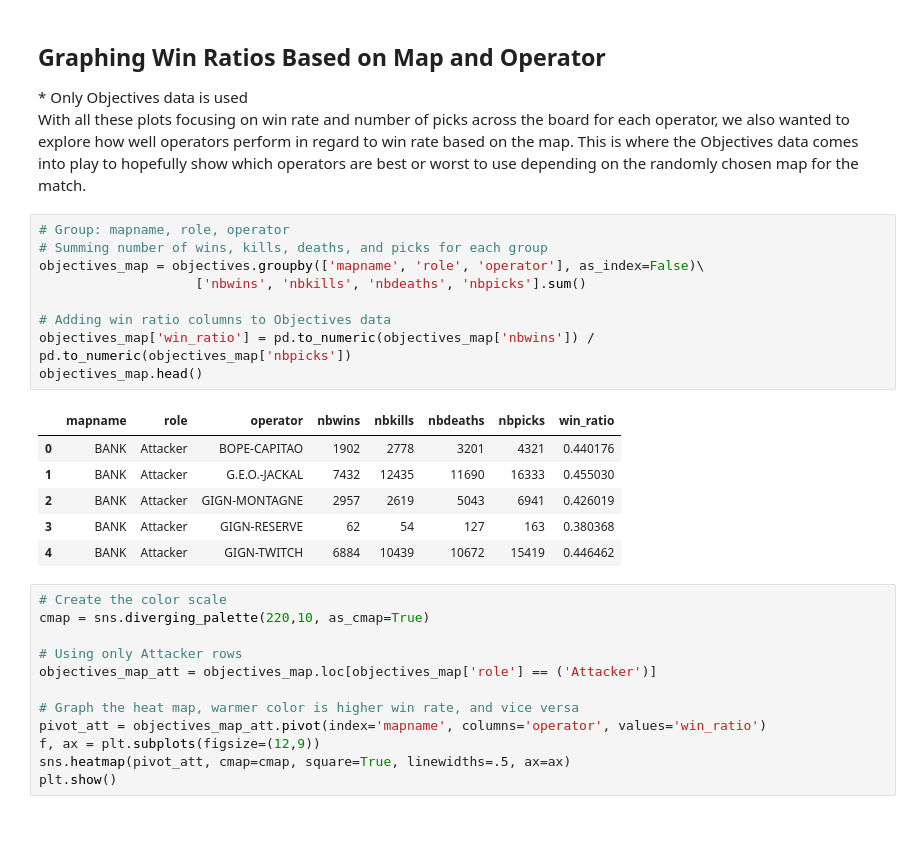
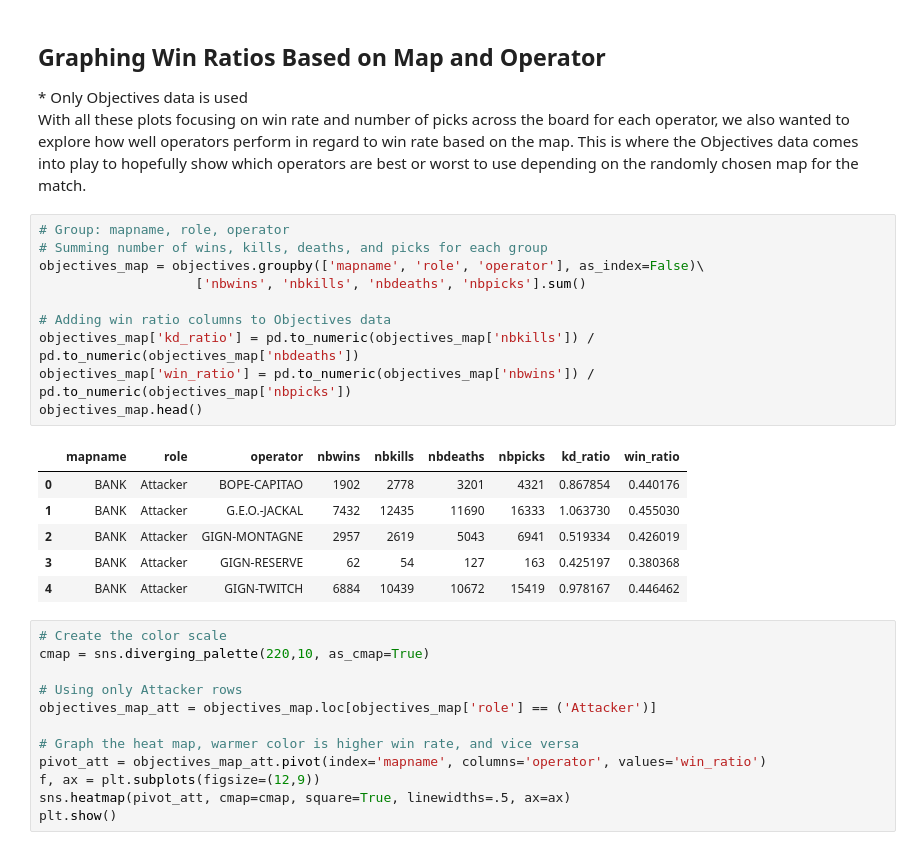
Before and after one commit to jiglesia3/jiglesia3.github.io, a Jupyter notebook: Final Tutorial.ipynb, the cells around one changed output. Saved outputs shown, nothing was run; the diff lists cells and outputs as text.

```diff
--- a/Final Tutorial.ipynb
+++ b/Final Tutorial.ipynb
@@ -423,19 +423,20 @@ With all these plots focusing on win rate and number of picks across the board f
 # %%
 # Group: mapname, role, operator
 # Summing number of wins, kills, deaths, and picks for each group
 objectives_map = objectives.groupby(['mapname', 'role', 'operator'], as_index=False)\
                     ['nbwins', 'nbkills', 'nbdeaths', 'nbpicks'].sum()
 
 # Adding win ratio columns to Objectives data
+objectives_map['kd_ratio'] = pd.to_numeric(objectives_map['nbkills']) / pd.to_numeric(objectives_map['nbdeaths'])
 objectives_map['win_ratio'] = pd.to_numeric(objectives_map['nbwins']) / pd.to_numeric(objectives_map['nbpicks'])
 objectives_map.head()
 # %% [output]
-|  | mapname | role | operator | nbwins | nbkills | nbdeaths | nbpicks | win_ratio |
-| 0 | BANK | Attacker | BOPE-CAPITAO | 1902 | 2778 | 3201 | 4321 | 0.440176 |
-| 1 | BANK | Attacker | G.E.O.-JACKAL | 7432 | 12435 | 11690 | 16333 | 0.455030 |
-| 2 | BANK | Attacker | GIGN-MONTAGNE | 2957 | 2619 | 5043 | 6941 | 0.426019 |
-| 3 | BANK | Attacker | GIGN-RESERVE | 62 | 54 | 127 | 163 | 0.380368 |
-| 4 | BANK | Attacker | GIGN-TWITCH | 6884 | 10439 | 10672 | 15419 | 0.446462 |
+|  | mapname | role | operator | nbwins | nbkills | nbdeaths | nbpicks | kd_ratio | win_ratio |
+| 0 | BANK | Attacker | BOPE-CAPITAO | 1902 | 2778 | 3201 | 4321 | 0.867854 | 0.440176 |
+| 1 | BANK | Attacker | G.E.O.-JACKAL | 7432 | 12435 | 11690 | 16333 | 1.063730 | 0.455030 |
+| 2 | BANK | Attacker | GIGN-MONTAGNE | 2957 | 2619 | 5043 | 6941 | 0.519334 | 0.426019 |
+| 3 | BANK | Attacker | GIGN-RESERVE | 62 | 54 | 127 | 163 | 0.425197 | 0.380368 |
+| 4 | BANK | Attacker | GIGN-TWITCH | 6884 | 10439 | 10672 | 15419 | 0.978167 | 0.446462 |
 # %%
 # Create the color scale
 cmap = sns.diverging_palette(220,10, as_cmap=True)
```
Also changed, not shown: parts of 8 cells of this notebook.
